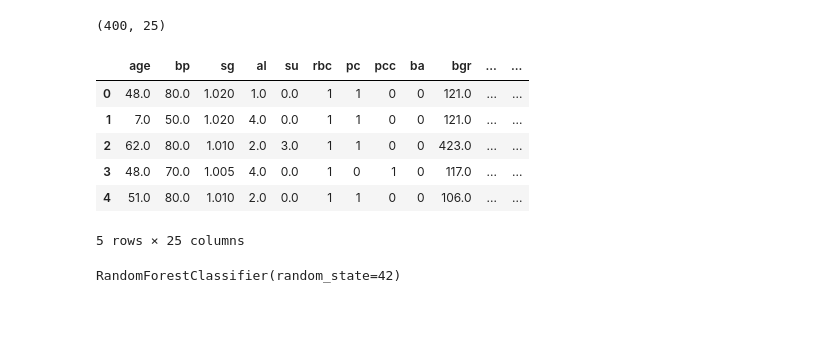
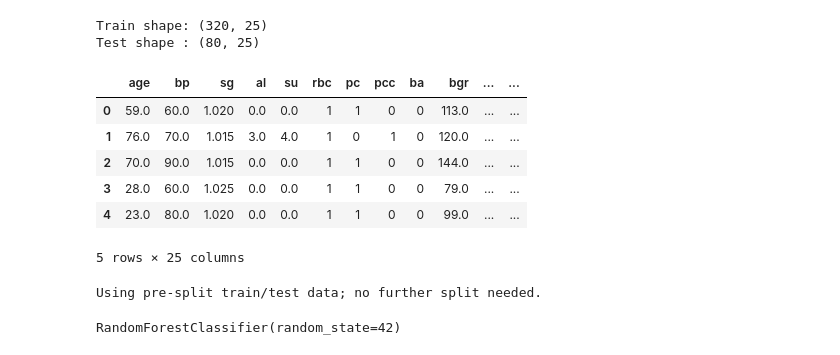
Before and after one commit to ap24110011024/Disease_detection, a Jupyter notebook: notebooks/ckd/random_forest.ipynb, the cells around one changed output. Saved outputs shown, nothing was run; the diff lists cells and outputs as text; code cells hidden in the pictures; blank space fills up the shorter version.

```diff
--- a/notebooks/ckd/random_forest.ipynb
+++ b/notebooks/ckd/random_forest.ipynb
@@ -18,18 +18,28 @@ from sklearn.metrics import (
 )
 
 os.makedirs("../../results/week6", exist_ok=True)
+# %%
+train_df = pd.read_csv("data/processed/chronic_kidney_disease_train.csv")
+test_df = pd.read_csv("data/processed/chronic_kidney_disease_test.csv")
 # %%
-df = pd.read_csv("../../data/processed/chronic_kidney_disease_processed.csv")
+# Uses the leakage-safe pre-split output of ckd/preprocessing.ipynb
+# (imputation/encoding fit on the training fold only). Do NOT read
+# chronic_kidney_disease_processed.csv here -- that file is imputed
+# across the full 400 rows before any split and leaks test-set
+# statistics into training.
 
-print(df.shape)
-df.head()
+print("Train shape:", train_df.shape)
+print("Test shape :", test_df.shape)
+
+train_df.head()
 # %% [output]
-(400, 25)
+Train shape: (320, 25)
+Test shape : (80, 25)
 |  | age | bp | sg | al | su | rbc | pc | pcc | ba | bgr | ... | ... |
-| 0 | 48.0 | 80.0 | 1.020 | 1.0 | 0.0 | 1 | 1 | 0 | 0 | 121.0 | ... | ... |
-| 1 | 7.0 | 50.0 | 1.020 | 4.0 | 0.0 | 1 | 1 | 0 | 0 | 121.0 | ... | ... |
-| 2 | 62.0 | 80.0 | 1.010 | 2.0 | 3.0 | 1 | 1 | 0 | 0 | 423.0 | ... | ... |
-| 3 | 48.0 | 70.0 | 1.005 | 4.0 | 0.0 | 1 | 0 | 1 | 0 | 117.0 | ... | ... |
-| 4 | 51.0 | 80.0 | 1.010 | 2.0 | 0.0 | 1 | 1 | 0 | 0 | 106.0 | ... | ... |
+| 0 | 59.0 | 60.0 | 1.020 | 0.0 | 0.0 | 1 | 1 | 0 | 0 | 113.0 | ... | ... |
+| 1 | 76.0 | 70.0 | 1.015 | 3.0 | 4.0 | 1 | 0 | 1 | 0 | 120.0 | ... | ... |
+| 2 | 70.0 | 90.0 | 1.015 | 0.0 | 0.0 | 1 | 1 | 0 | 0 | 144.0 | ... | ... |
+| 3 | 28.0 | 60.0 | 1.025 | 0.0 | 0.0 | 1 | 1 | 0 | 0 | 79.0 | ... | ... |
+| 4 | 23.0 | 80.0 | 1.020 | 0.0 | 0.0 | 1 | 1 | 0 | 0 | 99.0 | ... | ... |
 5 rows × 25 columns
 # %%
@@ -38,11 +51,9 @@ y = df["class"]
 # %%
-X_train, X_test, y_train, y_test = train_test_split(
-    X,
-    y,
-    test_size=0.20,
-    random_state=42,
-    stratify=y
-)
+# Split already performed upstream (leakage-safe, stratified, seed=42)
+# in ckd/preprocessing.ipynb -- no re-splitting here.
+print("Using pre-split train/test data; no further split needed.")
+# %% [output]
+Using pre-split train/test data; no further split needed.
 # %%
 scaler = MinMaxScaler()
 
```
Also changed, not shown: parts of 3 cells of this notebook, 23 other files.
